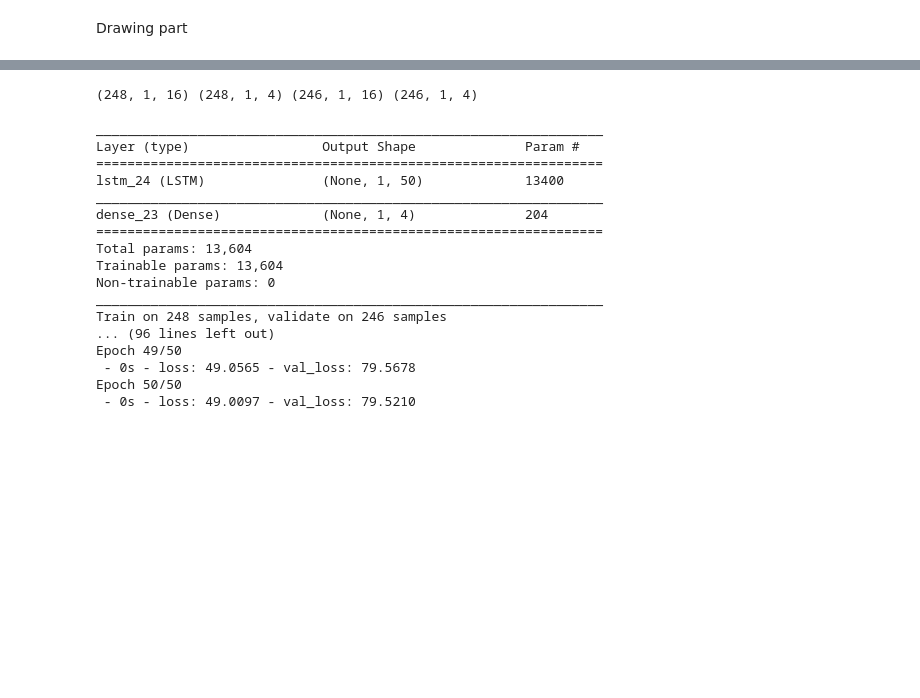
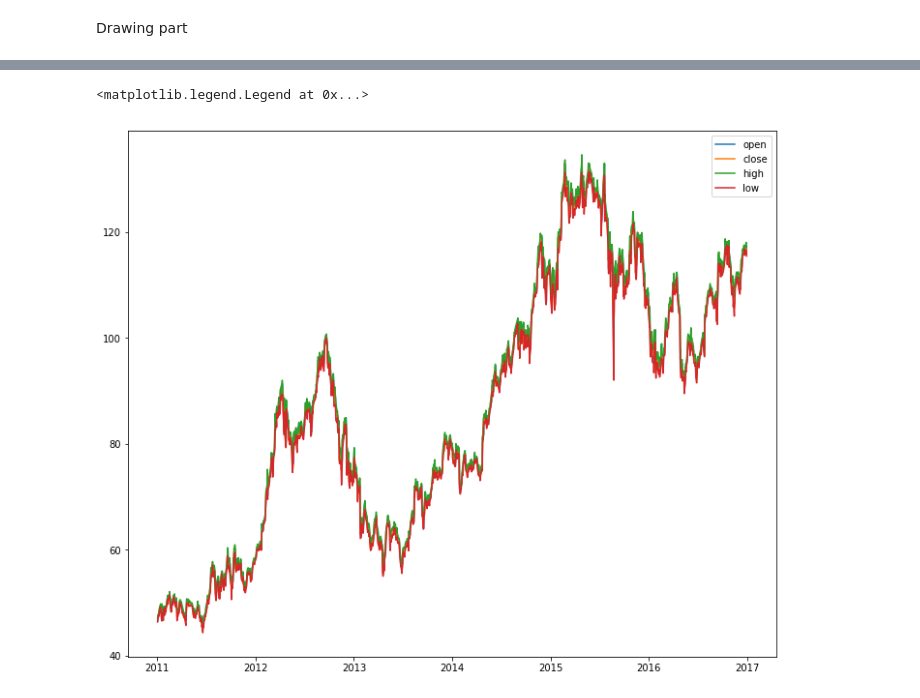
Before and after one commit to LastShekel/Stock-prediction, a Jupyter notebook: Main.ipynb, the cells around one changed output, grey strips where cells are left out. Saved outputs shown, nothing was run; the diff lists cells and outputs as text; code cells hidden in the pictures; blank space fills up the shorter version.

```diff
--- a/Main.ipynb
+++ b/Main.ipynb
@@ -119,3 +112,11 @@ future=1
 train=APPLE11
 test=APPLE12
+# %%
+pp.figure(figsize=(12,10))
+pp.plot(pd.to_datetime(APPLE["date"]), APPLE[var])
+
+pp.legend(var)
+# %% [output]
+<matplotlib.legend.Legend at 0x...>
+[figure, added]
 # %%
@@ -126,37 +128,2 @@ def get_X_y(data):
     # reshape input to be 3D [samples, timesteps, features]
     return X.values.reshape((X.shape[0], 1, X.shape[1])),y.values.reshape((y.shape[0], 1, y.shape[1]))
-# %%
-X_train,y_train=get_X_y(APPLE11)
-X_test,y_test=get_X_y(APPLE12)
-print(X_train.shape, y_train.shape, X_test.shape, y_test.shape)
-# %% [output]
-(248, 1, 16) (248, 1, 4) (246, 1, 16) (246, 1, 4)
-# %%
-from keras.layers import Dense, LSTM
-from keras.models import Sequential
-
-model = Sequential()
-model.add(LSTM(50,return_sequences=True, input_shape=(X_train.shape[1], X_train.shape[2])))
-model.add(Dense(4))
-model.compile(loss='mae', optimizer='adam')
-# fit network
-model.summary()
-history = model.fit(X_train, y_train, epochs=50, batch_size=72, validation_data=(X_test, y_test), verbose=2, shuffle=False)
-# %% [output]
-_________________________________________________________________
-Layer (type)                 Output Shape              Param #
-=================================================================
-lstm_24 (LSTM)               (None, 1, 50)             13400
-_________________________________________________________________
-dense_23 (Dense)             (None, 1, 4)              204
-=================================================================
-Total params: 13,604
-Trainable params: 13,604
-Non-trainable params: 0
-_________________________________________________________________
-Train on 248 samples, validate on 246 samples
-... (96 lines left out)
-Epoch 49/50
- - 0s - loss: 49.0565 - val_loss: 79.5678
-Epoch 50/50
- - 0s - loss: 49.0097 - val_loss: 79.5210
```
Also changed, not shown: parts of 20 cells of this notebook, 1 other file.
